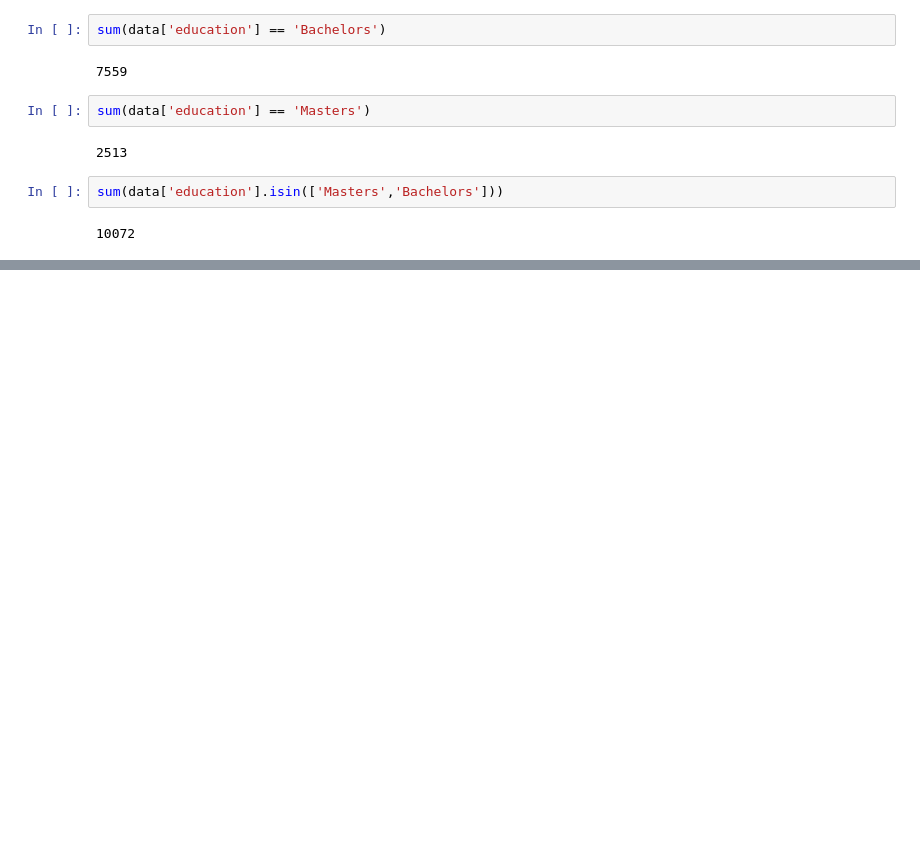
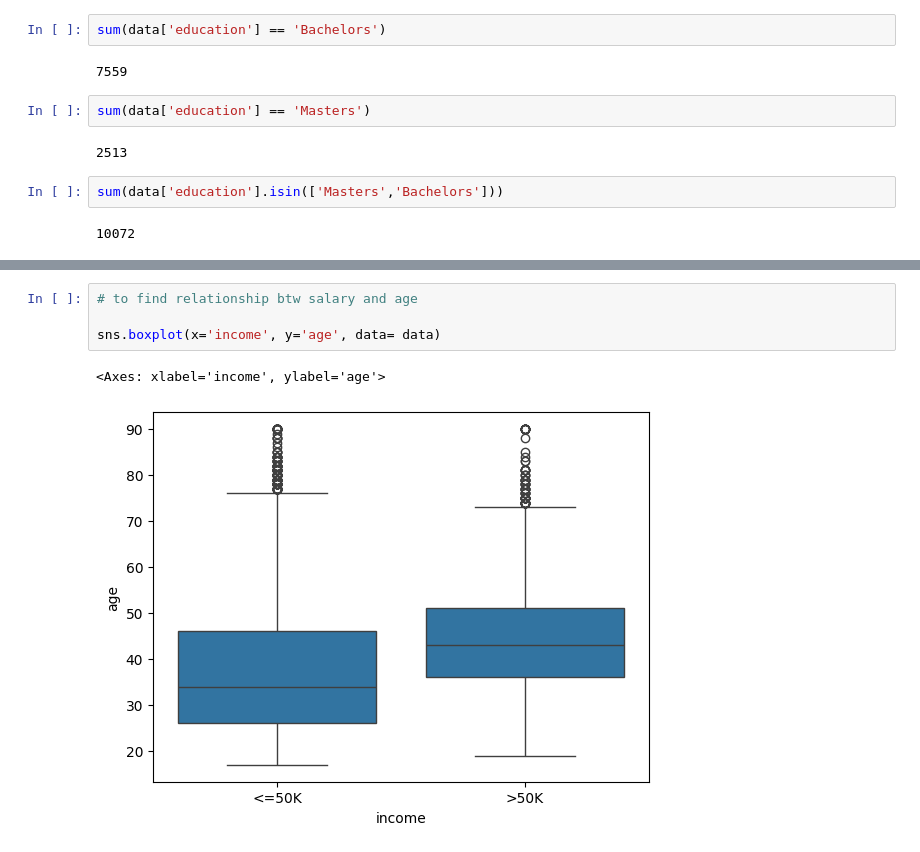
Before and after one commit to FazilMSD7/Data-Analytics, a Jupyter notebook: Pandas/Pandas_Practice_CaseStudy2.ipynb, the cells around one changed output, grey strips where cells are left out. Drawn from its saved outputs; the diff is of its cells as text; blank space fills up the shorter version.

```diff
--- a/Pandas/Pandas_Practice_CaseStudy2.ipynb
+++ b/Pandas/Pandas_Practice_CaseStudy2.ipynb
@@ -362,0 +373,7 @@ sum(data['education'].isin(['Masters','Bachelors']))
+# %%
+# to find relationship btw salary and age
+
+sns.boxplot(x='income', y='age', data= data)
+# %% [output]
+<Axes: xlabel='income', ylabel='age'>
+[figure, added]
```
Also changed, not shown: parts of 14 cells of this notebook.
